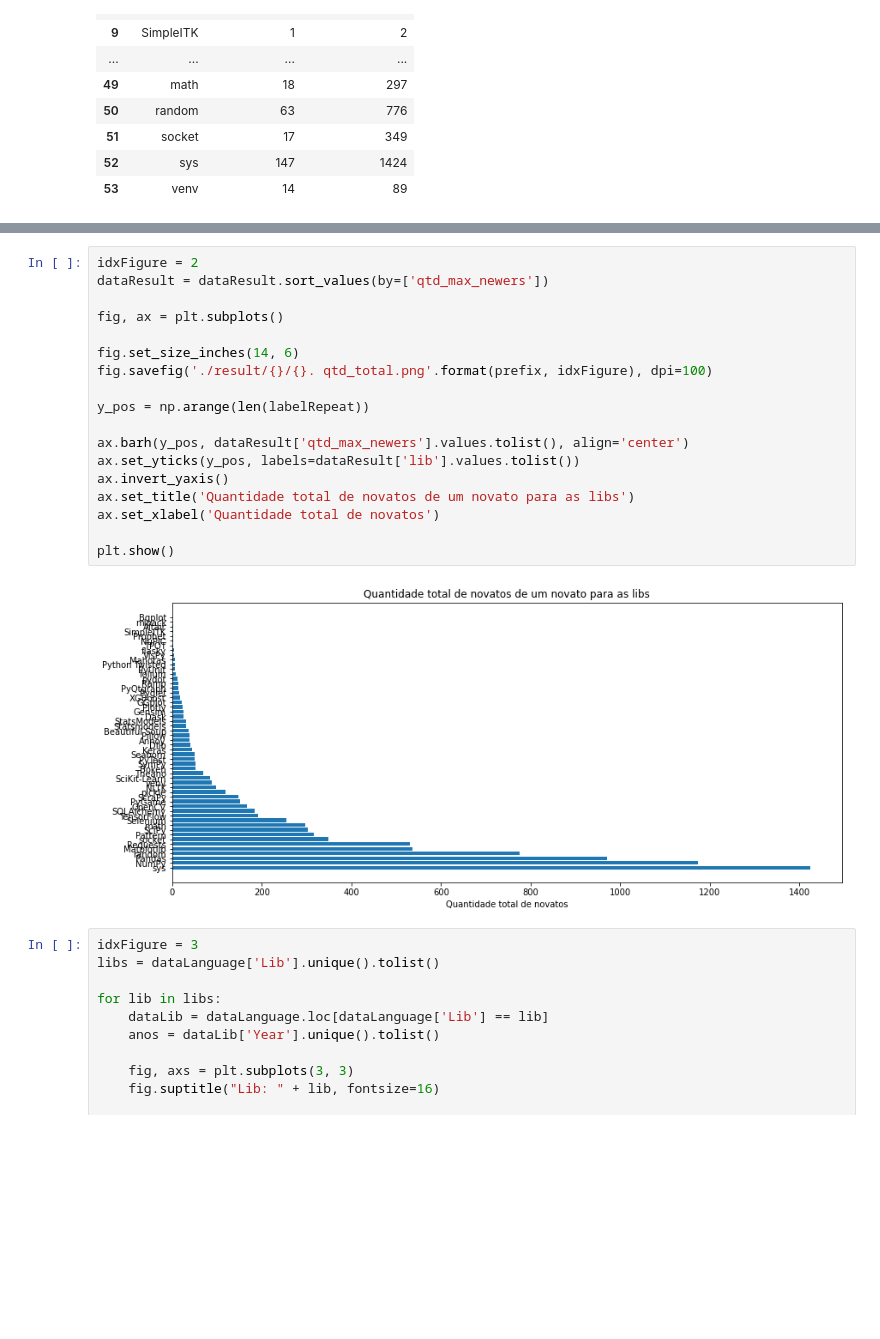
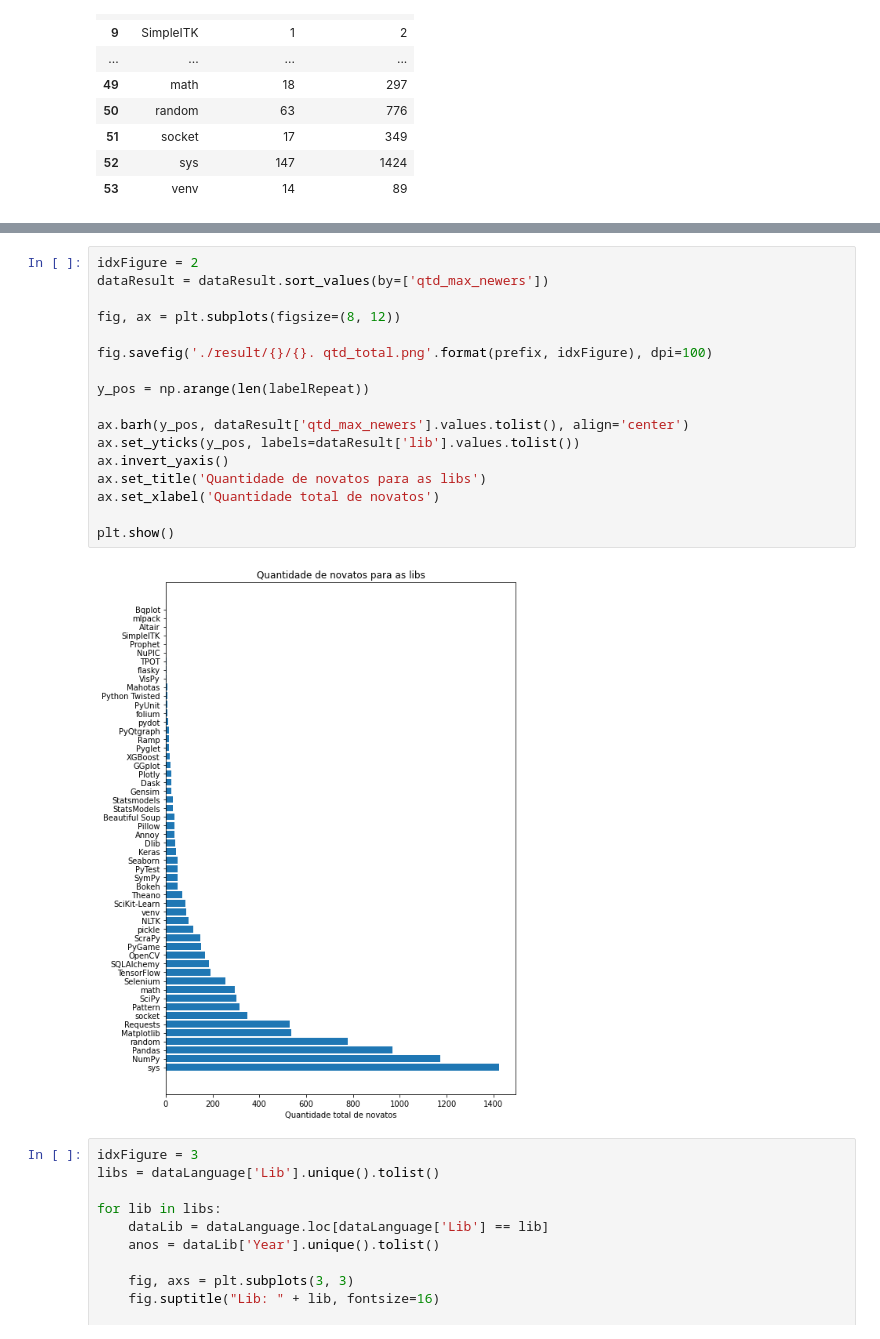
Before and after one commit to JuanFSR/EngenhariaEmpirica, a Jupyter notebook: 1. mineracao_python.ipynb, the cells around one changed output, grey strips where cells are left out. Saved outputs shown, nothing was run; the diff lists cells and outputs as text; blank space fills up the shorter version.

```diff
--- a/1. mineracao_python.ipynb
+++ b/1. mineracao_python.ipynb
@@ -324,23 +329,22 @@ plt.show()
 # %%
 idxFigure = 2
 dataResult = dataResult.sort_values(by=['qtd_max_newers'])
 
-fig, ax = plt.subplots()
+fig, ax = plt.subplots(figsize=(8, 12))
 
-fig.set_size_inches(14, 6)
 fig.savefig('./result/{}/{}. qtd_total.png'.format(prefix, idxFigure), dpi=100)
 
 y_pos = np.arange(len(labelRepeat))
 
 ax.barh(y_pos, dataResult['qtd_max_newers'].values.tolist(), align='center')
 ax.set_yticks(y_pos, labels=dataResult['lib'].values.tolist())
 ax.invert_yaxis()
-ax.set_title('Quantidade total de novatos de um novato para as libs')
+ax.set_title('Quantidade de novatos para as libs')
 ax.set_xlabel('Quantidade total de novatos')
 
 plt.show()
 # %% [output]
-[figure, old version]
+[figure, new version]
 # %%
 idxFigure = 3
 libs = dataLanguage['Lib'].unique().tolist()
```
Also changed, not shown: parts of 3 cells of this notebook, 3 other files.
